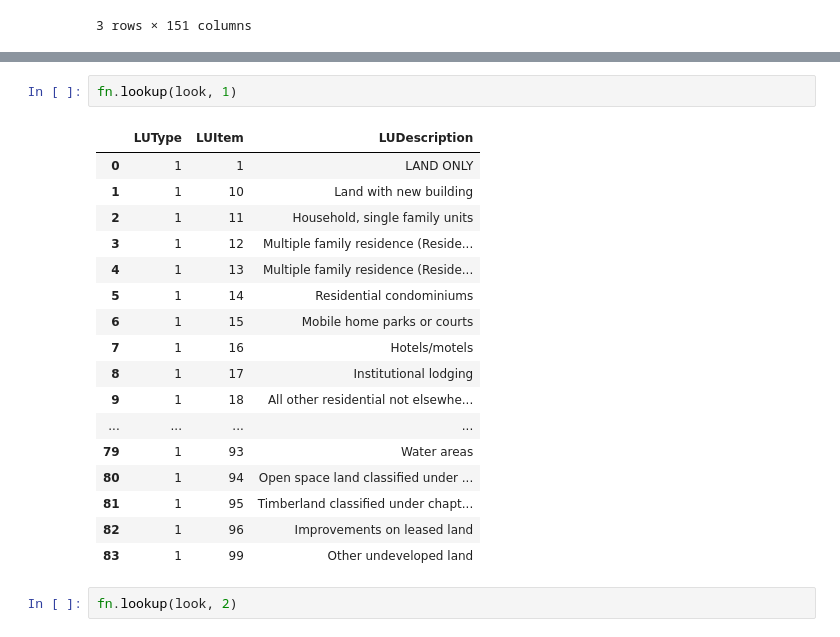
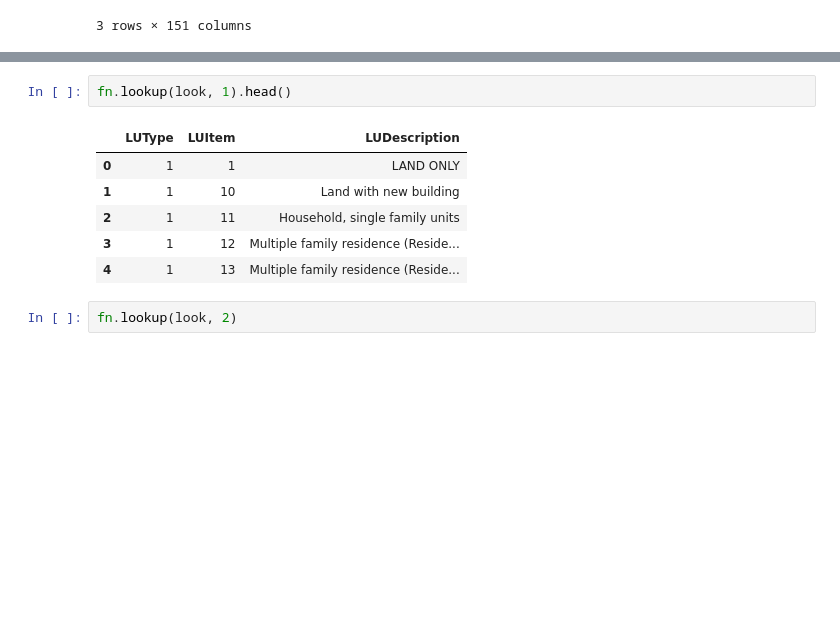
Before and after one commit to jeffreyhwatson/King_Co_Price_Analysis, a Jupyter notebook: notebooks/exploratory/eda_pandas.ipynb, the cells around one changed output, grey strips where cells are left out. Drawn from its saved outputs; the diff is of its cells as text; blank space fills up the shorter version.

```diff
--- a/notebooks/exploratory/eda_pandas.ipynb
+++ b/notebooks/exploratory/eda_pandas.ipynb
@@ -296,25 +296,14 @@ list(df.columns)
  'Condition',
  'AddnlCost']
 # %%
-fn.lookup(look, 1)
+fn.lookup(look, 1).head()
 # %% [output]
 |  | LUType | LUItem | LUDescription |
 | 0 | 1 | 1 | LAND ONLY |
 | 1 | 1 | 10 | Land with new building |
 | 2 | 1 | 11 | Household, single family units |
 | 3 | 1 | 12 | Multiple family residence (Reside... |
 | 4 | 1 | 13 | Multiple family residence (Reside... |
-| 5 | 1 | 14 | Residential condominiums |
-| 6 | 1 | 15 | Mobile home parks or courts |
-| 7 | 1 | 16 | Hotels/motels |
-| 8 | 1 | 17 | Institutional lodging |
-| 9 | 1 | 18 | All other residential not elsewhe... |
-| ... | ... | ... | ... |
-| 79 | 1 | 93 | Water areas |
-| 80 | 1 | 94 | Open space land classified under ... |
-| 81 | 1 | 95 | Timberland classified under chapt... |
-| 82 | 1 | 96 | Improvements on leased land |
-| 83 | 1 | 99 | Other undeveloped land |
 # %%
 fn.lookup(look, 2)
 # %% [output]
```
Also changed, not shown: 3 other files.
